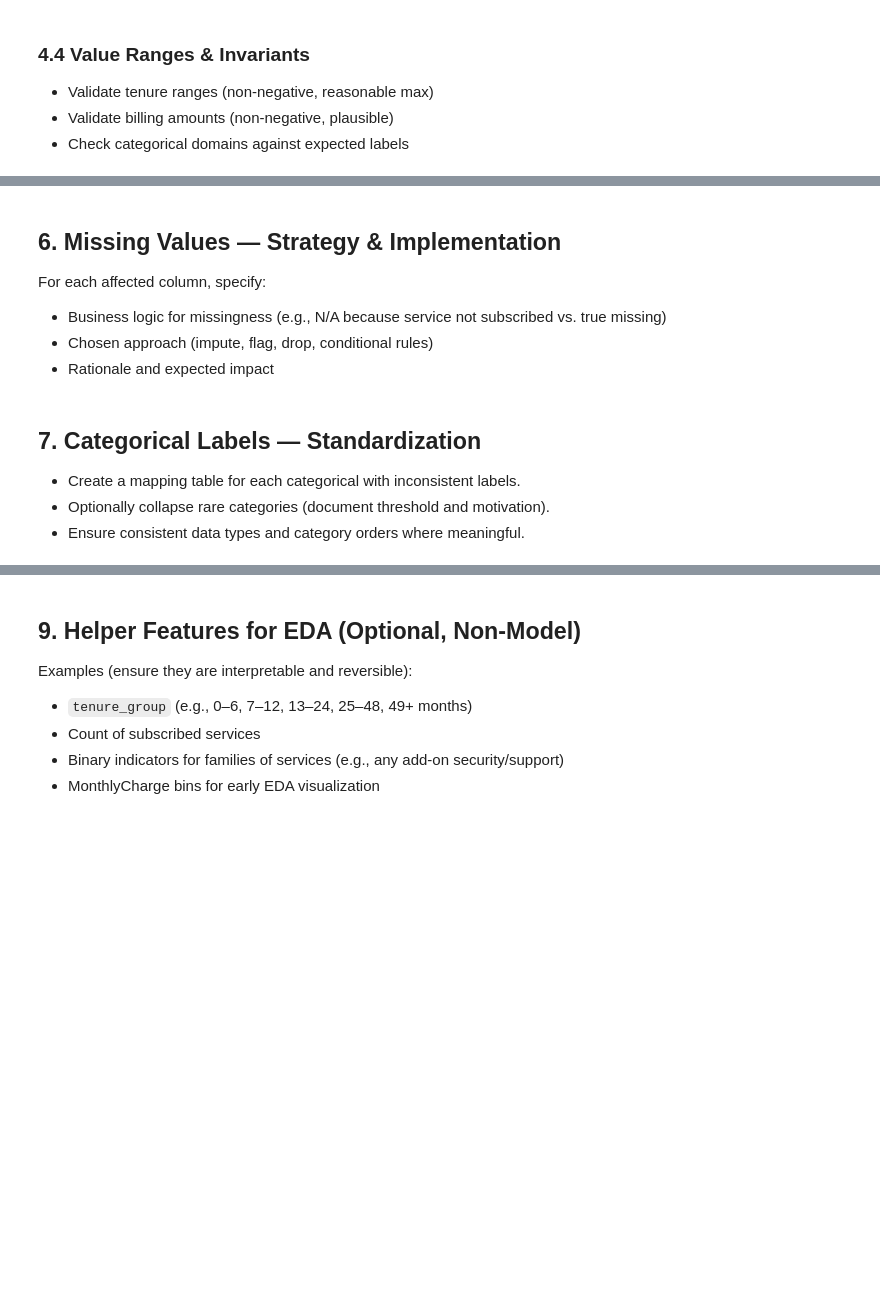
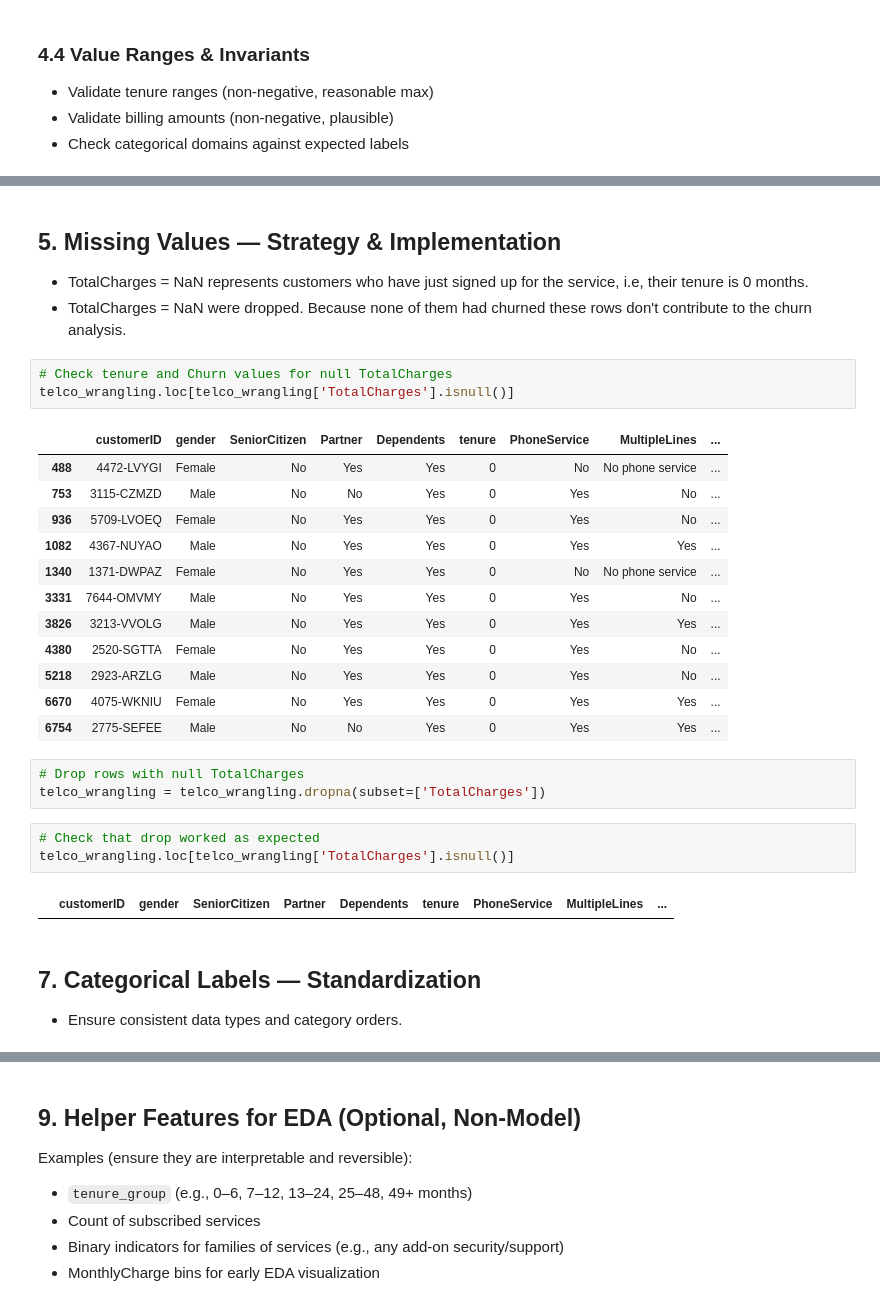
Before and after one commit to amschiltz/springboard_projects, a Jupyter notebook: Capstone_2/notebooks/01_telco_churn_data_wrangling_outline.ipynb, the cells around one changed output, grey strips where cells are left out. Cells and saved outputs as stored; diff of their text form; blank space fills up the shorter version.

```diff
--- a/Capstone_2/notebooks/01_telco_churn_data_wrangling_outline.ipynb
+++ b/Capstone_2/notebooks/01_telco_churn_data_wrangling_outline.ipynb
@@ -297,13 +349,31 @@ Examples to consider (document what you do and why):
 # %% [markdown]
-## 6. Missing Values — Strategy & Implementation
-
-For each affected column, specify:
-- Business logic for missingness (e.g., N/A because service not subscribed vs. true missing)
-- Chosen approach (impute, flag, drop, conditional rules)
-- Rationale and expected impact
+## 5. Missing Values — Strategy & Implementation
+- TotalCharges = NaN represents customers who have just signed up for the service, i.e, their tenure is 0 months.
+- TotalCharges = NaN were dropped. Because none of them had churned these rows don't contribute to the churn analysis.
+# %%
+# Check tenure and Churn values for null TotalCharges
+telco_wrangling.loc[telco_wrangling['TotalCharges'].isnull()]
+# %% [output]
+|  | customerID | gender | SeniorCitizen | Partner | Dependents | tenure | PhoneService | MultipleLines | ... |
+| 488 | 4472-LVYGI | Female | No | Yes | Yes | 0 | No | No phone service | ... |
+| 753 | 3115-CZMZD | Male | No | No | Yes | 0 | Yes | No | ... |
+| 936 | 5709-LVOEQ | Female | No | Yes | Yes | 0 | Yes | No | ... |
+| 1082 | 4367-NUYAO | Male | No | Yes | Yes | 0 | Yes | Yes | ... |
+| 1340 | 1371-DWPAZ | Female | No | Yes | Yes | 0 | No | No phone service | ... |
+| 3331 | 7644-OMVMY | Male | No | Yes | Yes | 0 | Yes | No | ... |
+| 3826 | 3213-VVOLG | Male | No | Yes | Yes | 0 | Yes | Yes | ... |
+| 4380 | 2520-SGTTA | Female | No | Yes | Yes | 0 | Yes | No | ... |
+| 5218 | 2923-ARZLG | Male | No | Yes | Yes | 0 | Yes | No | ... |
+| 6670 | 4075-WKNIU | Female | No | Yes | Yes | 0 | Yes | Yes | ... |
+| 6754 | 2775-SEFEE | Male | No | No | Yes | 0 | Yes | Yes | ... |
+# %%
+# Drop rows with null TotalCharges
+telco_wrangling = telco_wrangling.dropna(subset=['TotalCharges'])
+# %%
+# Check that drop worked as expected
+telco_wrangling.loc[telco_wrangling['TotalCharges'].isnull()]
+# %% [output]
+|  | customerID | gender | SeniorCitizen | Partner | Dependents | tenure | PhoneService | MultipleLines | ... |
 # %% [markdown]
 ## 7. Categorical Labels — Standardization
-
-- Create a mapping table for each categorical with inconsistent labels.
-- Optionally collapse rare categories (document threshold and motivation).
-- Ensure consistent data types and category orders where meaningful.
+- Ensure consistent data types and category orders.
```
Also changed, not shown: parts of 24 cells of this notebook, 2 other files.
